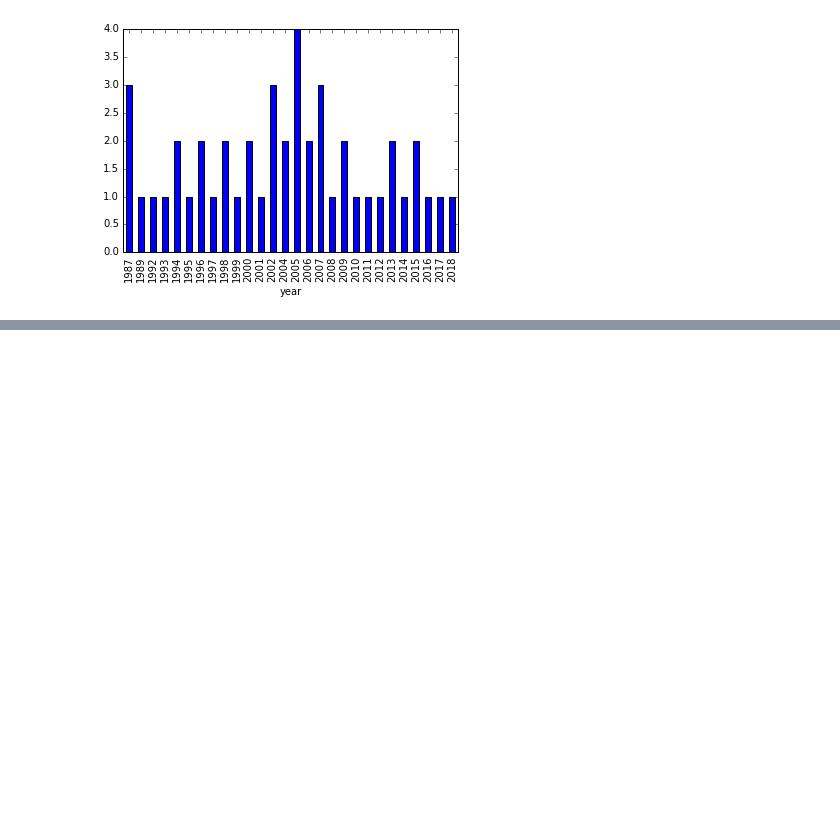
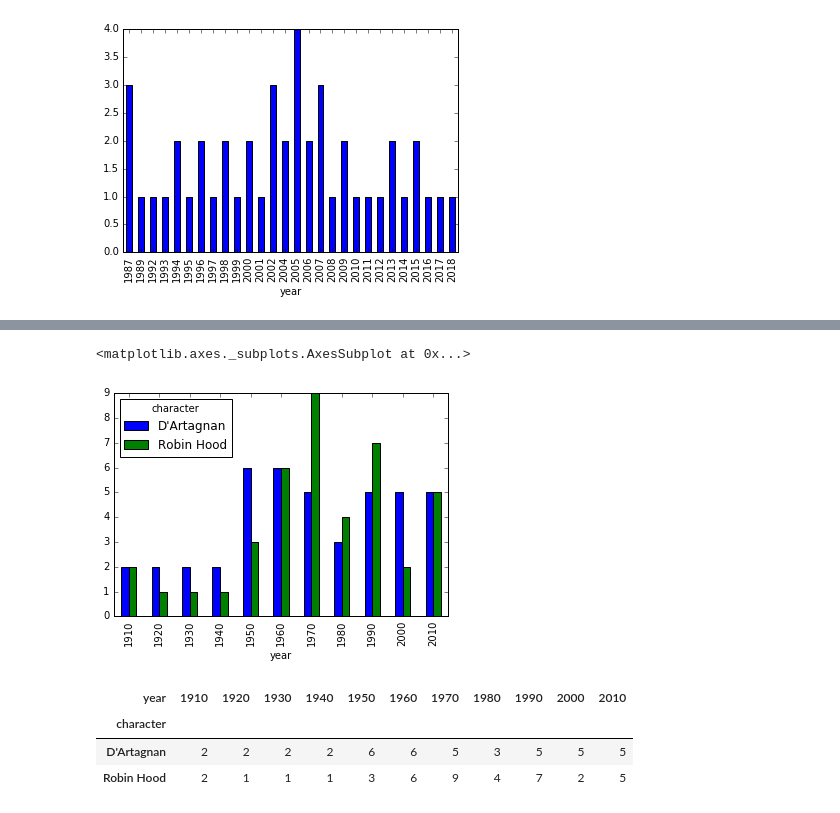
Before and after one commit to hmedrano/curso-python-cientifico, a Jupyter notebook: nb06-pandas-demo-ejercicios.ipynb, the cells around one changed output, grey strips where cells are left out. Drawn from its saved outputs; the diff is of its cells as text; code cells hidden in the pictures; blank space fills up the shorter version.

```diff
--- a/nb06-pandas-demo-ejercicios.ipynb
+++ b/nb06-pandas-demo-ejercicios.ipynb
@@ -188,0 +265,21 @@ e.groupby(['year']).size().plot(kind='bar', ylim=[0,4.5])
+# %%
+e = elenco
+e = e[(e.character == "D'Artagnan") | (e.character == 'Robin Hood')]
+e = e.groupby(['character', e.year // 10 * 10])
+e.size().unstack(0).fillna(0).plot(kind='bar')
+# %% [output]
+<matplotlib.axes._subplots.AxesSubplot at 0x...>
+[figure, added]
+# %%
+e = elenco
+e = e[(e.character == "D'Artagnan") | (e.character == 'Robin Hood')]
+e = e.groupby(['character', e.year // 10 * 10])
+e = e.size().unstack(0)
+e = e.stack(0)
+e = e.unstack(0)
+e
+# %% [output]
+| year | 1910 | 1920 | 1930 | 1940 | 1950 | 1960 | 1970 | 1980 | 1990 | 2000 | 2010 |
+| character |  |  |  |  |  |  |  |  |  |  |  |
+| D'Artagnan | 2 | 2 | 2 | 2 | 6 | 6 | 5 | 3 | 5 | 5 | 5 |
+| Robin Hood | 2 | 1 | 1 | 1 | 3 | 6 | 9 | 4 | 7 | 2 | 5 |
```
Also changed, not shown: parts of 11 cells of this notebook, 2 other files.
